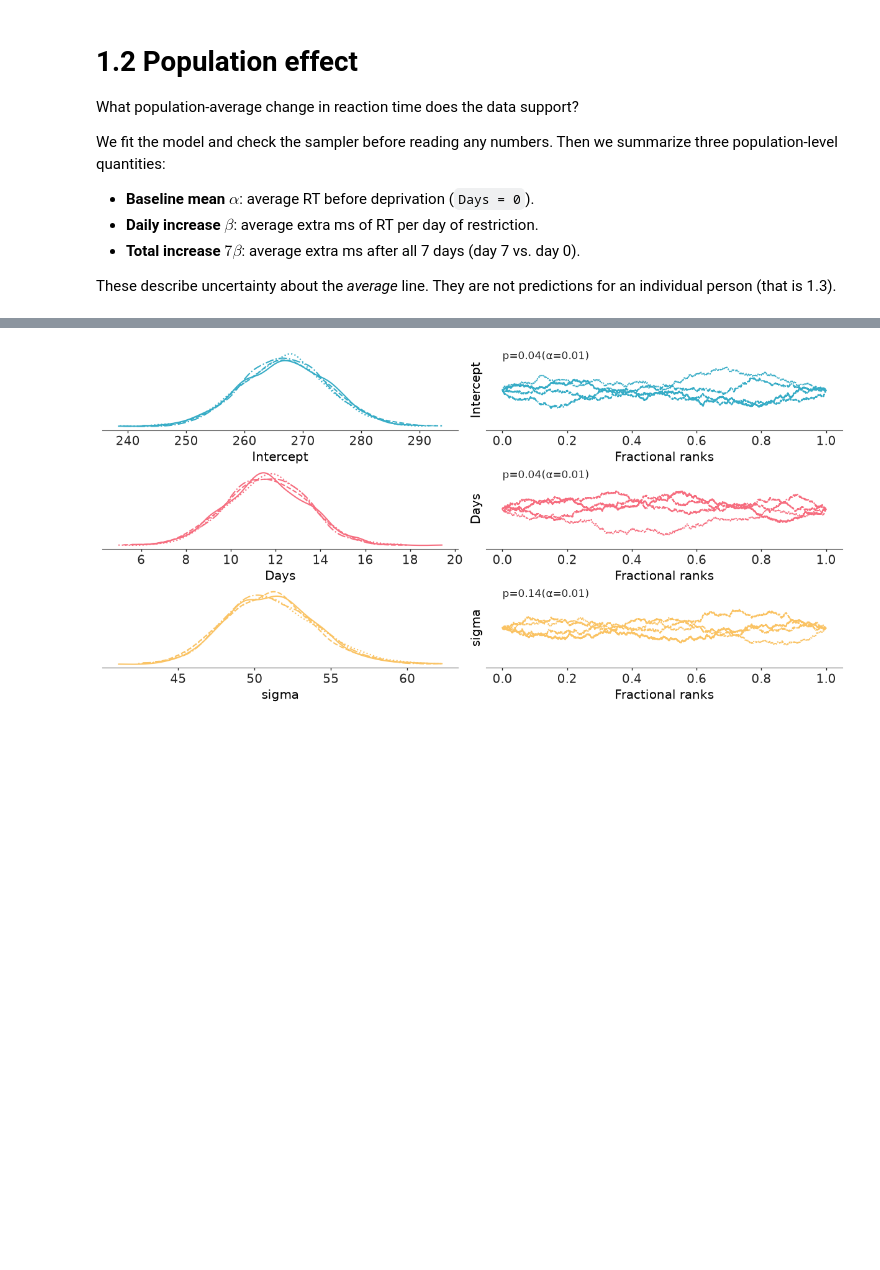
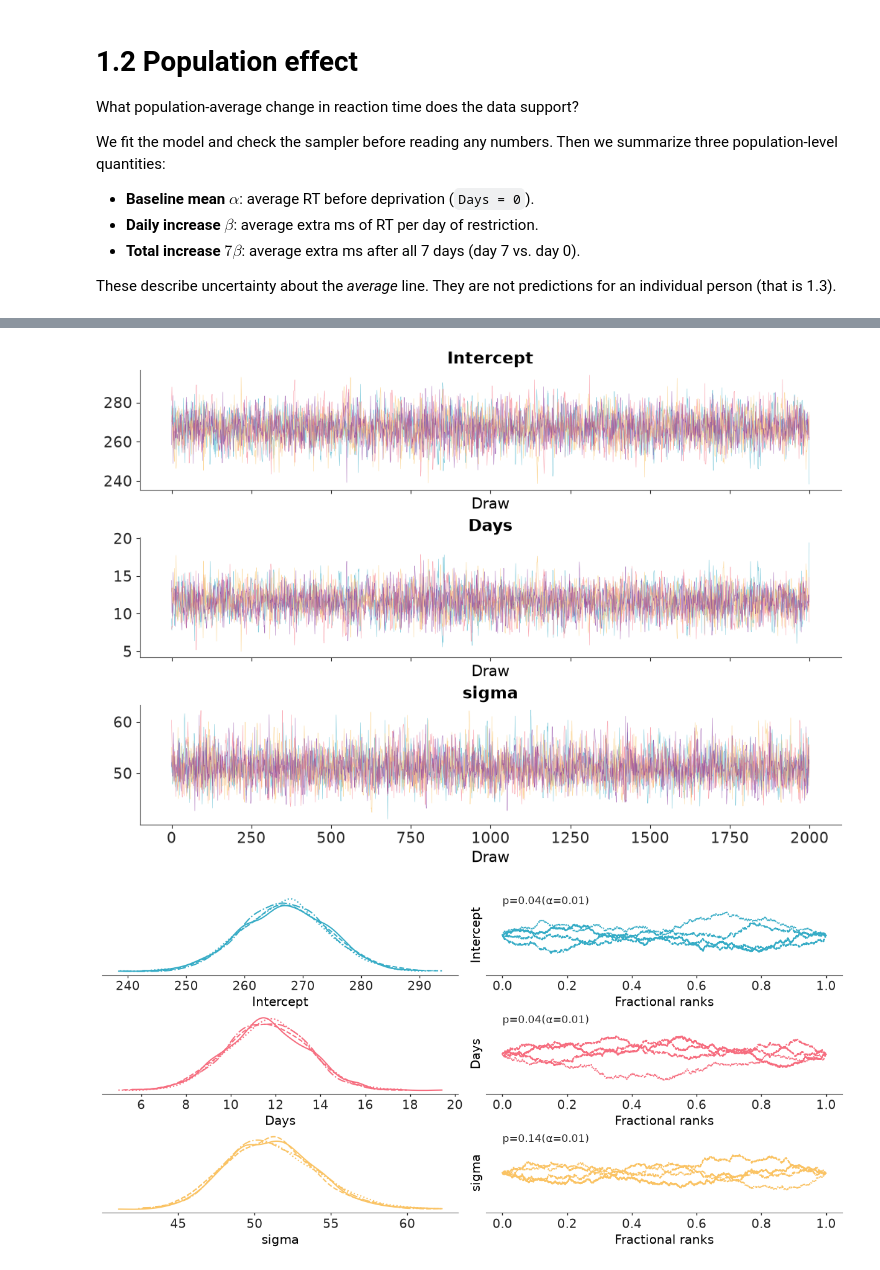
Before and after one commit to EnzonioBanderas/BayesianShortCourse, a Jupyter notebook: sleep/01_linear_baseline.ipynb, the cells around one changed output, grey strips where cells are left out. Drawn from its saved outputs; the diff is of its cells as text; code cells hidden in the pictures; blank space fills up the shorter version.

Commit message:
Sleep 01/02: trace plots (3x1) in the sampler diagnostics; restore Check 3 heading in 02
Co-Authored-By: Claude Opus 5.5 <noreply@anthropic.com>

```diff
--- a/sleep/01_linear_baseline.ipynb
+++ b/sleep/01_linear_baseline.ipynb
@@ -227,6 +228,12 @@ Divergences: 0
 | Intercept | 267 | 7.5 | 250 | 280 | 4426 | 4637 | 1.00 | 0.11 | 0.084 |
 | Days | 11.61 | 1.8 | 8.6 | 14 | 4347 | 4657 | 1.00 | 0.027 | 0.02 |
 | sigma | 51.1 | 2.99 | 46 | 56 | 5063 | 4536 | 1.00 | 0.042 | 0.037 |
+# %%
+# one row per parameter, thin semi-transparent lines so all four chains stay visible
+azp.plot_trace(idata, var_names=["Intercept", "Days", "sigma"], col_wrap=1,
+               visuals={"trace": {"linewidth": 0.4, "alpha": 0.6}}, figure_kwargs={"figsize": (10, 7)});
+# %% [output]
+[figure, added]
 # %%
 azp.plot_rank_dist(idata, var_names=["Intercept", "Days", "sigma"]);
 # %% [output]
```
Also changed, not shown: parts of 4 cells of this notebook, 1 other file.
